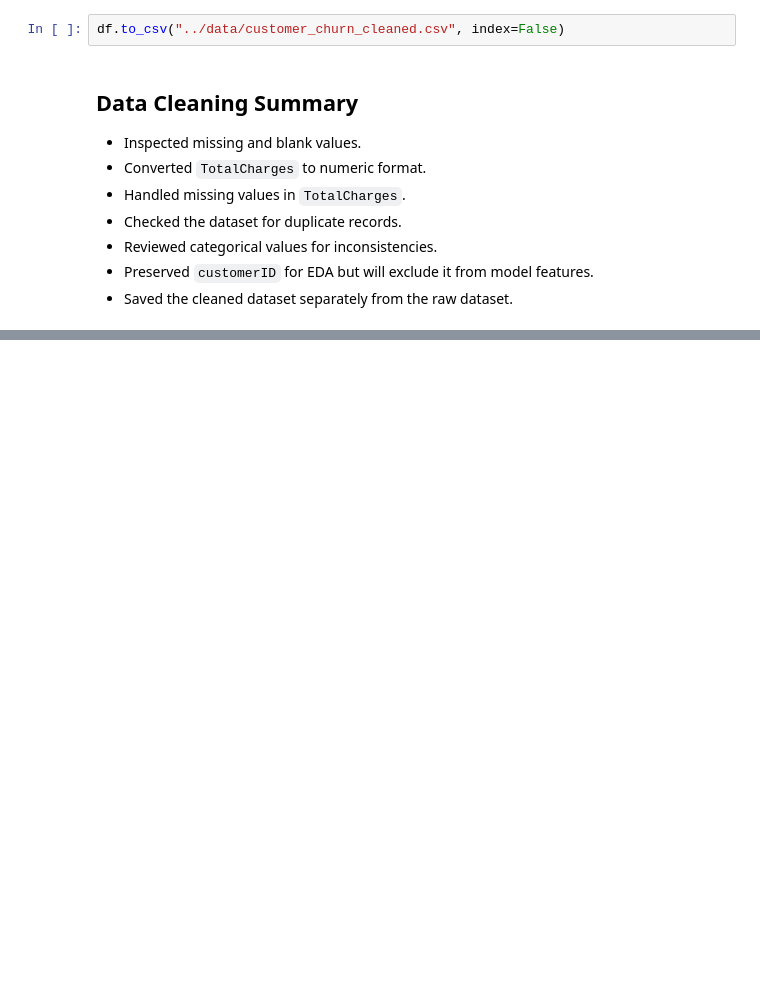
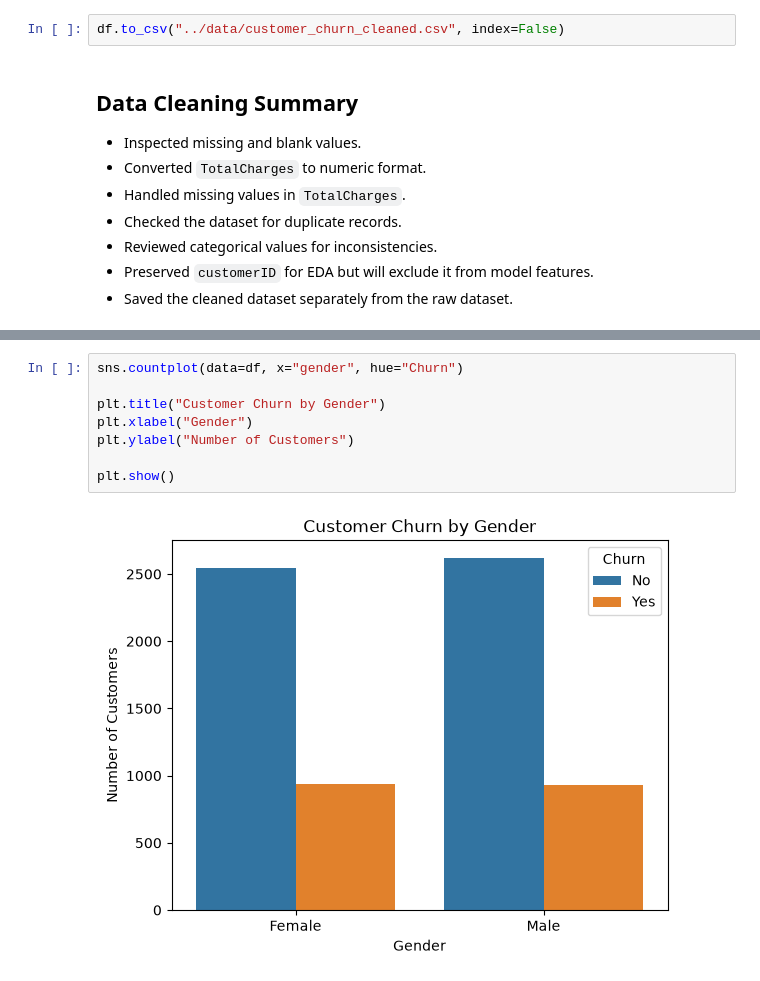
Before and after one commit to Sayuni002/customer-churn-prediction, a Jupyter notebook: notebooks/01_data_exploration.ipynb, the cells around one changed output, grey strips where cells are left out. Saved outputs shown, nothing was run; the diff lists cells and outputs as text; blank space fills up the shorter version.

```diff
--- a/notebooks/01_data_exploration.ipynb
+++ b/notebooks/01_data_exploration.ipynb
@@ -447,0 +504,10 @@ df.to_csv("../data/customer_churn_cleaned.csv", index=False)
+# %%
+sns.countplot(data=df, x="gender", hue="Churn")
+
+plt.title("Customer Churn by Gender")
+plt.xlabel("Gender")
+plt.ylabel("Number of Customers")
+
+plt.show()
+# %% [output]
+[figure, added]
```
Also changed, not shown: parts of 13 cells of this notebook.
